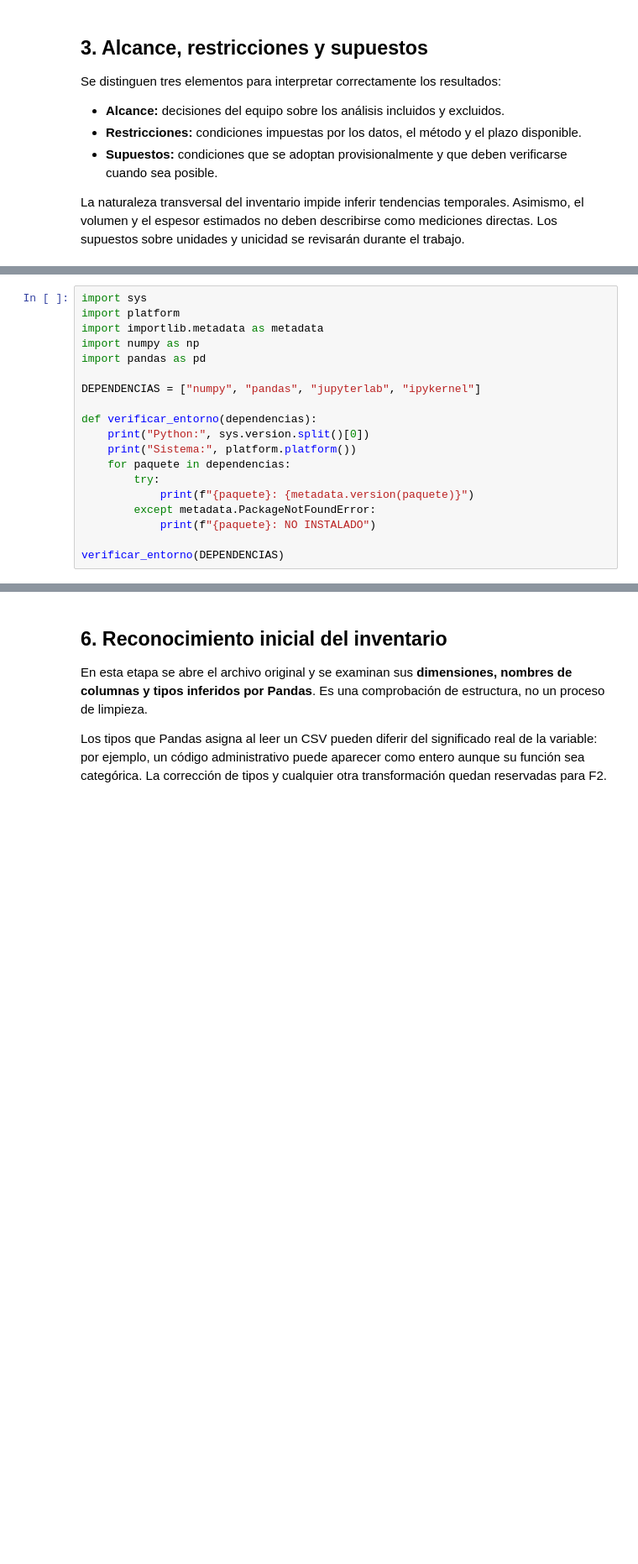
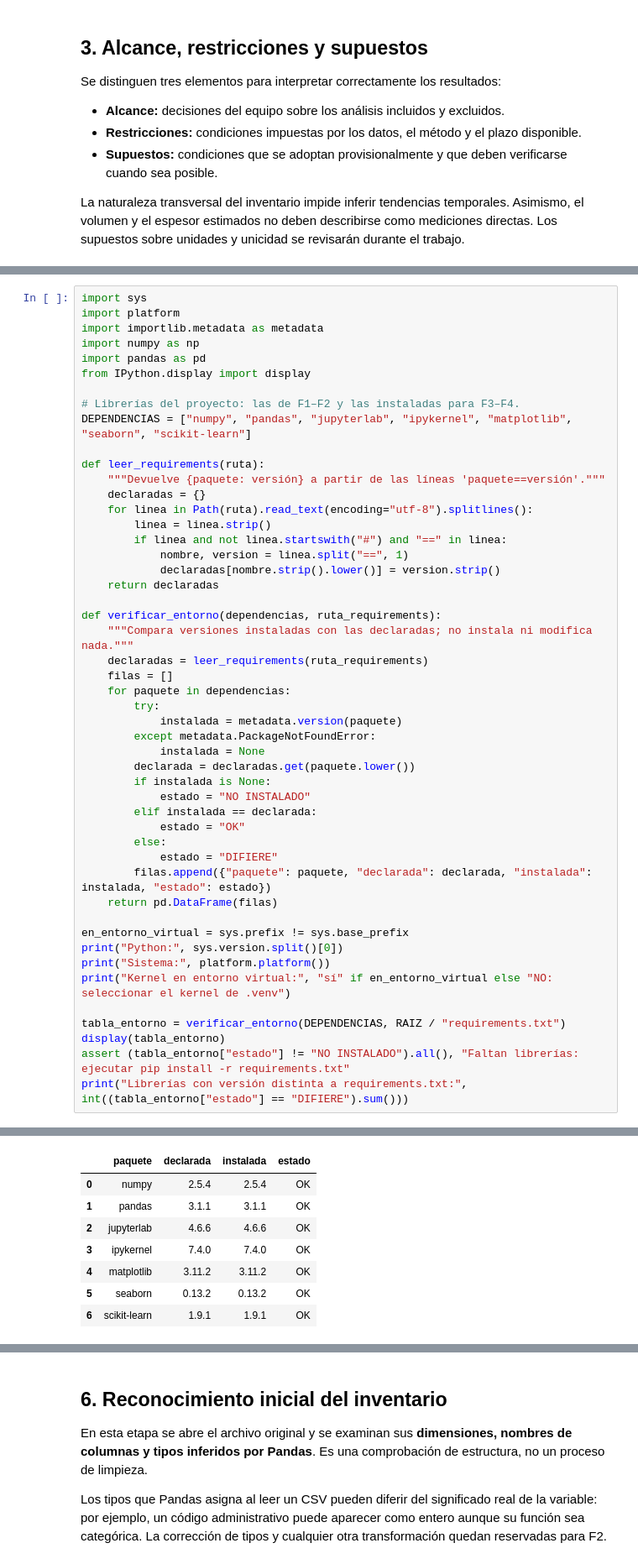
Before and after one commit to fcorreasoto/proyecto-grupo3-mcdi500, a Jupyter notebook: F1/F1_Definicion.ipynb, the cells around one changed output, grey strips where cells are left out. Shown at 84% size. Drawn from its saved outputs; the diff is of its cells as text; blank space fills up the shorter version.

```diff
--- a/F1/F1_Definicion.ipynb
+++ b/F1/F1_Definicion.ipynb
@@ -139,19 +132,0 @@ Como verificación adicional, otro integrante deberá crear el entorno desde ese
-# %%
-import sys
-import platform
-import importlib.metadata as metadata
-import numpy as np
-import pandas as pd
-
-DEPENDENCIAS = ["numpy", "pandas", "jupyterlab", "ipykernel"]
-
-def verificar_entorno(dependencias):
-    print("Python:", sys.version.split()[0])
-    print("Sistema:", platform.platform())
-    for paquete in dependencias:
-        try:
-            print(f"{paquete}: {metadata.version(paquete)}")
-        except metadata.PackageNotFoundError:
-            print(f"{paquete}: NO INSTALADO")
-
-verificar_entorno(DEPENDENCIAS)
@@ -194,0 +210,50 @@ Tamaño del CSV (MB): 9.46
+# %%
+import sys
+import platform
+import importlib.metadata as metadata
+import numpy as np
+import pandas as pd
+from IPython.display import display
+
+# Librerías del proyecto: las de F1–F2 y las instaladas para F3–F4.
+DEPENDENCIAS = ["numpy", "pandas", "jupyterlab", "ipykernel", "matplotlib", "seaborn", "scikit-learn"]
+
+def leer_requirements(ruta):
+    """Devuelve {paquete: versión} a partir de las líneas 'paquete==versión'."""
+    declaradas = {}
+    for linea in Path(ruta).read_text(encoding="utf-8").splitlines():
+        linea = linea.strip()
+        if linea and not linea.startswith("#") and "==" in linea:
+            nombre, version = linea.split("==", 1)
+            declaradas[nombre.strip().lower()] = version.strip()
+    return declaradas
+
+def verificar_entorno(dependencias, ruta_requirements):
+    """Compara versiones instaladas con las declaradas; no instala ni modifica nada."""
+    declaradas = leer_requirements(ruta_requirements)
+    filas = []
+    for paquete in dependencias:
+        try:
+            instalada = metadata.version(paquete)
+        except metadata.PackageNotFoundError:
+            instalada = None
+        declarada = declaradas.get(paquete.lower())
+        if instalada is None:
+            estado = "NO INSTALADO"
+        elif instalada == declarada:
+            estado = "OK"
+        else:
+            estado = "DIFIERE"
+        filas.append({"paquete": paquete, "declarada": declarada, "instalada": instalada, "estado": estado})
+    return pd.DataFrame(filas)
+
+en_entorno_virtual = sys.prefix != sys.base_prefix
+print("Python:", sys.version.split()[0])
+print("Sistema:", platform.platform())
+print("Kernel en entorno virtual:", "sí" if en_entorno_virtual else "NO: seleccionar el kernel de .venv")
+
+tabla_entorno = verificar_entorno(DEPENDENCIAS, RAIZ / "requirements.txt")
+display(tabla_entorno)
+assert (tabla_entorno["estado"] != "NO INSTALADO").all(), "Faltan librerías: ejecutar pip install -r requirements.txt"
+print("Librerías con versión distinta a requirements.txt:", int((tabla_entorno["estado"] == "DIFIERE").sum()))
+# %% [output]
@@ -194,0 +263,8 @@ Tamaño del CSV (MB): 9.46
+|  | paquete | declarada | instalada | estado |
+| 0 | numpy | 2.5.4 | 2.5.4 | OK |
+| 1 | pandas | 3.1.1 | 3.1.1 | OK |
+| 2 | jupyterlab | 4.6.6 | 4.6.6 | OK |
+| 3 | ipykernel | 7.4.0 | 7.4.0 | OK |
+| 4 | matplotlib | 3.11.2 | 3.11.2 | OK |
+| 5 | seaborn | 0.13.2 | 0.13.2 | OK |
+| 6 | scikit-learn | 1.9.1 | 1.9.1 | OK |
```
Also changed, not shown: parts of 18 cells of this notebook.
